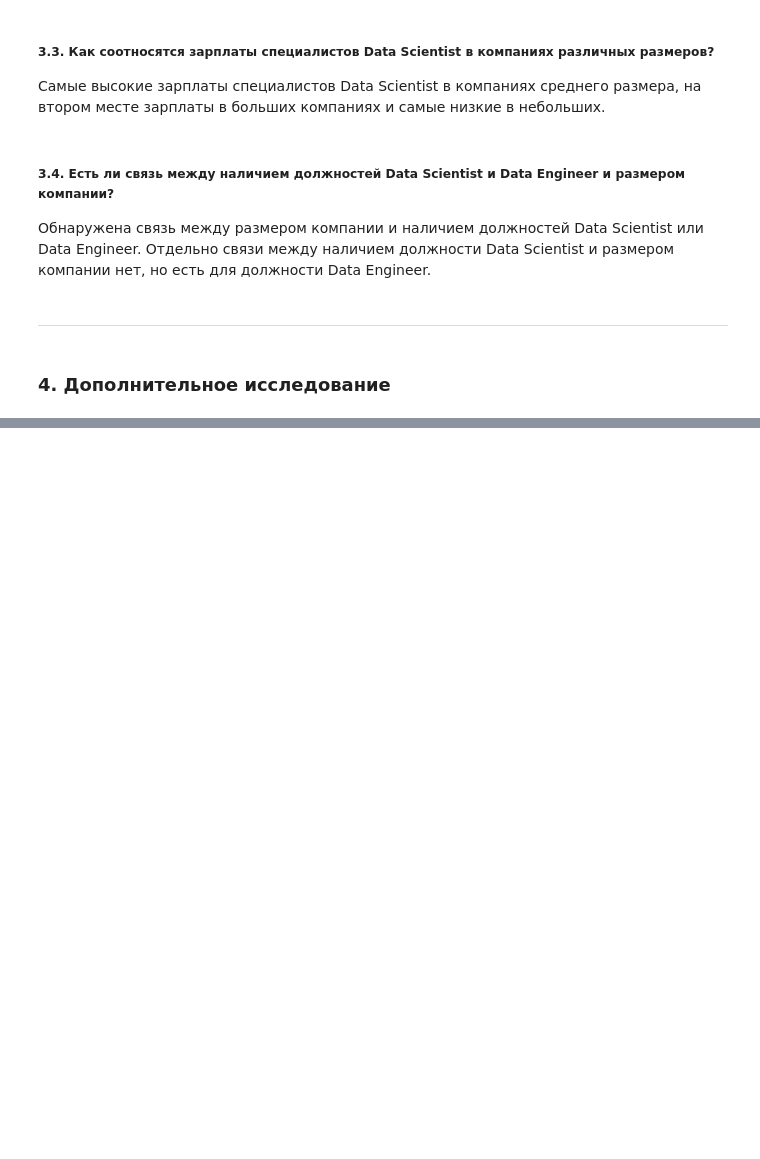
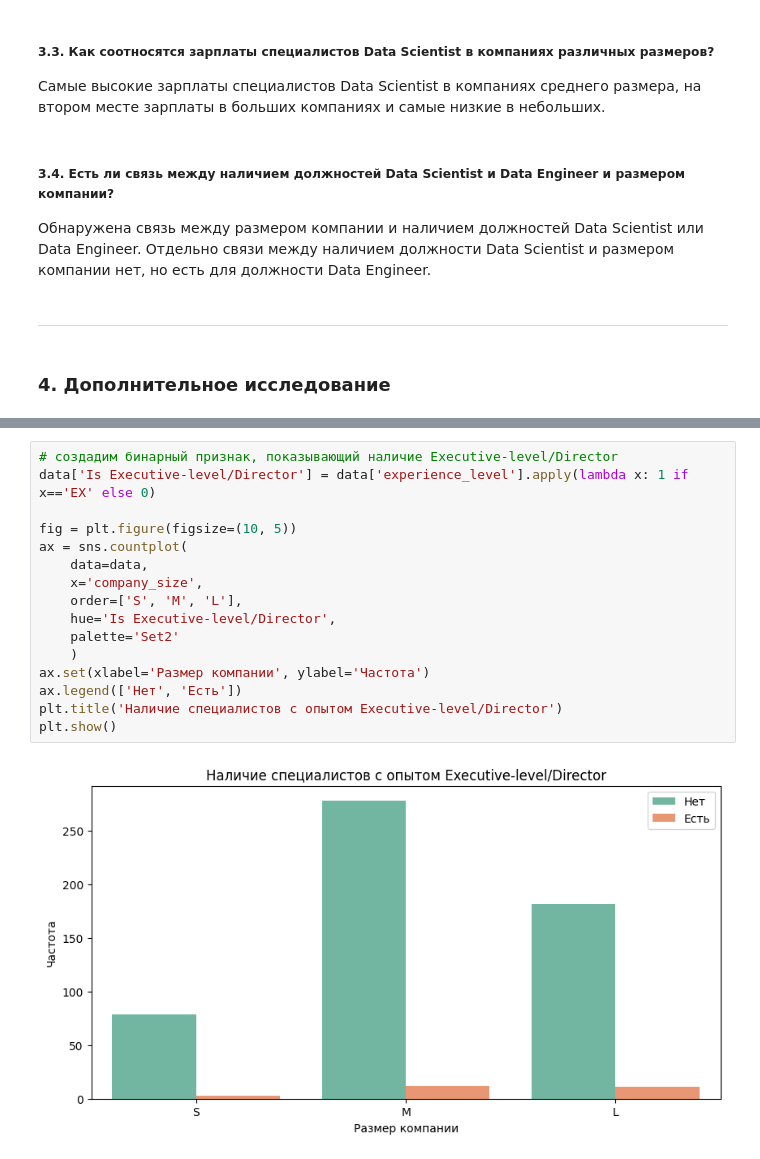
Before and after one commit to Blooodniy/SF_DS, a Jupyter notebook: EDA/Exercise 10.2 (HW-02)/Exercise 10.2 (HW-02).ipynb, the cells around one changed output, grey strips where cells are left out. Drawn from its saved outputs; the diff is of its cells as text; blank space fills up the shorter version.

```diff
--- a/EDA/Exercise 10.2 (HW-02)/Exercise 10.2 (HW-02).ipynb
+++ b/EDA/Exercise 10.2 (HW-02)/Exercise 10.2 (HW-02).ipynb
@@ -890,0 +971,18 @@ p-значение меньше, чем заданный уровень знач
+# %%
+# создадим бинарный признак, показывающий наличие Executive-level/Director
+data['Is Executive-level/Director'] = data['experience_level'].apply(lambda x: 1 if x=='EX' else 0)
+
+fig = plt.figure(figsize=(10, 5))
+ax = sns.countplot(
+    data=data,
+    x='company_size',
+    order=['S', 'M', 'L'],
+    hue='Is Executive-level/Director',
+    palette='Set2'
+    )
+ax.set(xlabel='Размер компании', ylabel='Частота')
+ax.legend(['Нет', 'Есть'])
+plt.title('Наличие специалистов с опытом Executive-level/Director')
+plt.show()
+# %% [output]
+[figure, added]
```
Also changed, not shown: parts of 15 cells of this notebook.
